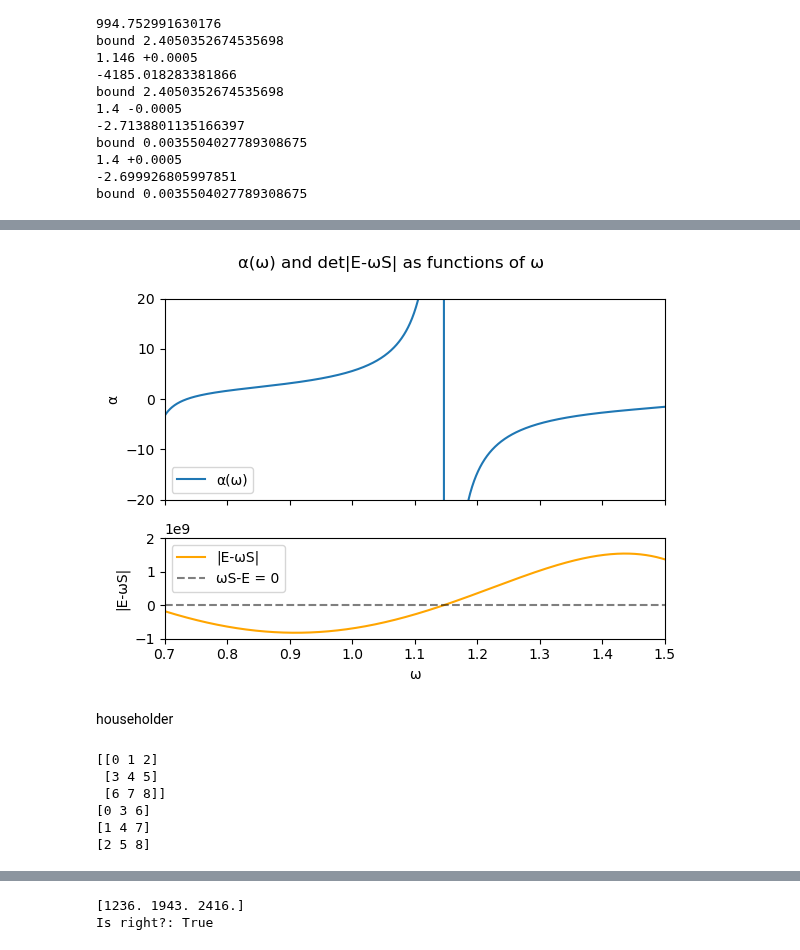
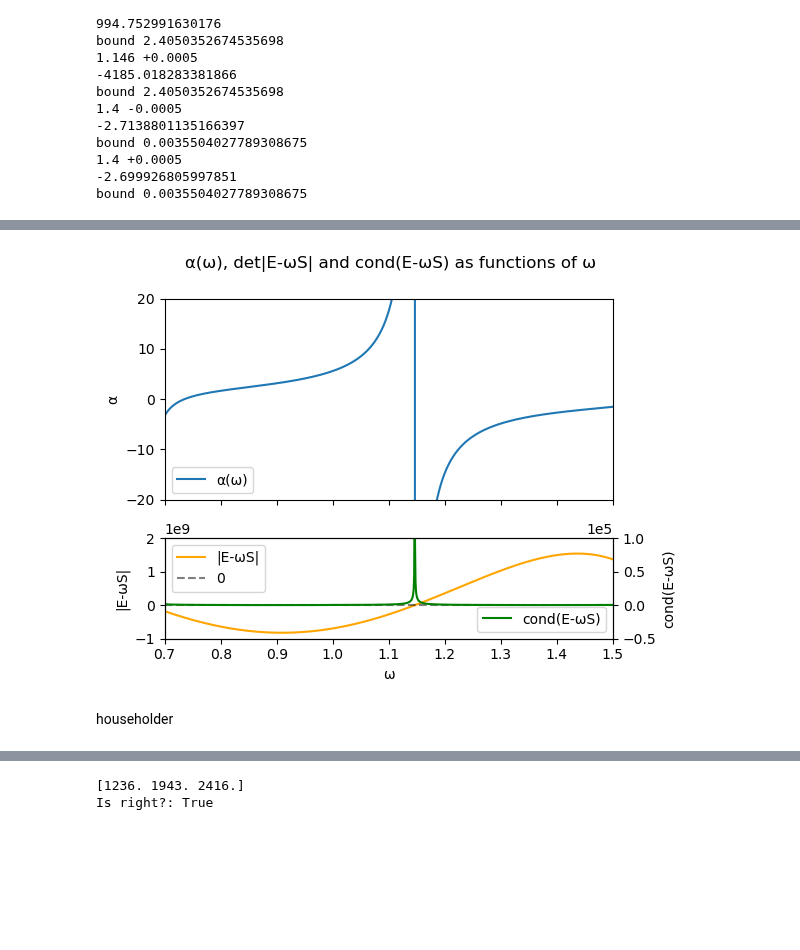
Before and after one commit to JakobSchauser/MscPhysics, a Jupyter notebook: Scientific Computing/Project1/project1.ipynb, the cells around one changed output, grey strips where cells are left out. Drawn from its saved outputs; the diff is of its cells as text; code cells hidden in the pictures; blank space fills up the shorter version.

```diff
--- a/Scientific Computing/Project1/project1.ipynb
+++ b/Scientific Computing/Project1/project1.ipynb
@@ -40,3 +35,0 @@ Error
-# %%
-sigfigs = lambda y,dy: -np.log10(np.abs(dy / y))
-sigfigs2 = lambda y,dy: np.log10(np.abs(y))-np.log10(np.abs(dy))
@@ -49,0 +36,7 @@ for w in ws:
+# %%
+dw = 1e-3
+
+
+from solutions import sigfigs
+for w in ws:
+    print(sigfigs(w, dw))
@@ -50,14 +47,12 @@ for w in ws:
 # %%
 dw = 1e-3
 
-b_bound = lambda w, dw: condition_number(data["E"]-w*data["S"])*maxnorm(dw*data["S"])/maxnorm(data["E"]-w*data["S"])
-
+from solutions import b_bound
 for w in ws:
     bound = b_bound(w, dw)
-
-
     print("ω = ", w)
     print(f"Bound {bound:.4}")
+    print(f"Number of significant figures: {sigfigs(w, bound):f}")
 # %% [output]
 ω =  0.8
 Bound 0.01044
@@ -194,8 +67,0 @@ array([-4,  7,  5])
-# %%
-def solve_alpha(omega):
-    M = data["E"]-omega*data["S"]
-
-    x = solve(M, data["z"])
-
-    alpha = (data["z"]*x).sum()
-    return alpha
@@ -259,43 +144,42 @@ import matplotlib.pyplot as plt
 # %%
 w_table = np.linspace(0.7, 1.5, 1000, endpoint=True)
 
 alpha_table = np.array([solve_alpha(w) for w in w_table])
 
 
 
 # plt.vlines(w_interesting, -1e3, 1e3,"red", '--')
 
 fig, axs = plt.subplots(2, 1, sharex=True, figsize=(6,4.5), gridspec_kw={'height_ratios': [2, 1]}, constrained_layout=True)
 axs[0].plot(w_table, alpha_table, label = "α(ω)")
 axs[1].plot(w_table, [np.linalg.det(data["E"]-w*data["S"]) for w in w_table], label = "|E-ωS|", color="orange")
 axs[0].set_ylim(-20,20)
 axs[1].set_ylim(-1e9,2e9)
 plt.xlim(0.7,1.5)
-axs[1].hlines(0, 0.7, 1.5, "black", '--', alpha=0.5, label = "ωS-E = 0")
+axs[1].hlines(0, 0.7, 1.5, "black", '--', alpha=0.5, label = "0")
 axs[0].set_ylabel("α")
 axs[1].set_ylabel("|E-ωS|")
 axs[1].set_xlabel("ω")
-fig.suptitle("α(ω) and det|E-ωS| as functions of ω")
+fig.suptitle("α(ω), det|E-ωS| and cond(E-ωS) as functions of ω")
+
+# seperate y axis
+axs2 = axs[1].twinx()
+axs2.set_ylim(-50000,1e5)
+axs2.set_ylabel("cond(E-ωS)")
+
+# use scientific notation for y axis
+axs2.ticklabel_format(axis="y", style="sci", scilimits=(0,0))
+
+axs2.plot(w_table,[condition_number(data["E"]-w*data["S"]) for w in w_table], label = "cond(E-ωS)", color="green")
+
 axs[0].legend(loc="lower left")
 axs[1].legend(loc="upper left")
+axs2.legend(loc="lower right")
+
+
 plt.tight_layout()
 plt.show()
 # %% [output]
-[figure, old version]
+[figure, new version]
 # %% [markdown]
 householder
-# %%
-test = np.arange(0, 9, 1).reshape((3,3))
-
-print(test)
-# loop over columns
-for i in range(test.shape[1]):
-    # print the column
-    print(test[:,i])
-# %% [output]
-[[0 1 2]
- [3 4 5]
- [6 7 8]]
-[0 3 6]
-[1 4 7]
-[2 5 8]
```
Also changed, not shown: parts of 25 cells of this notebook, 7 other files.
